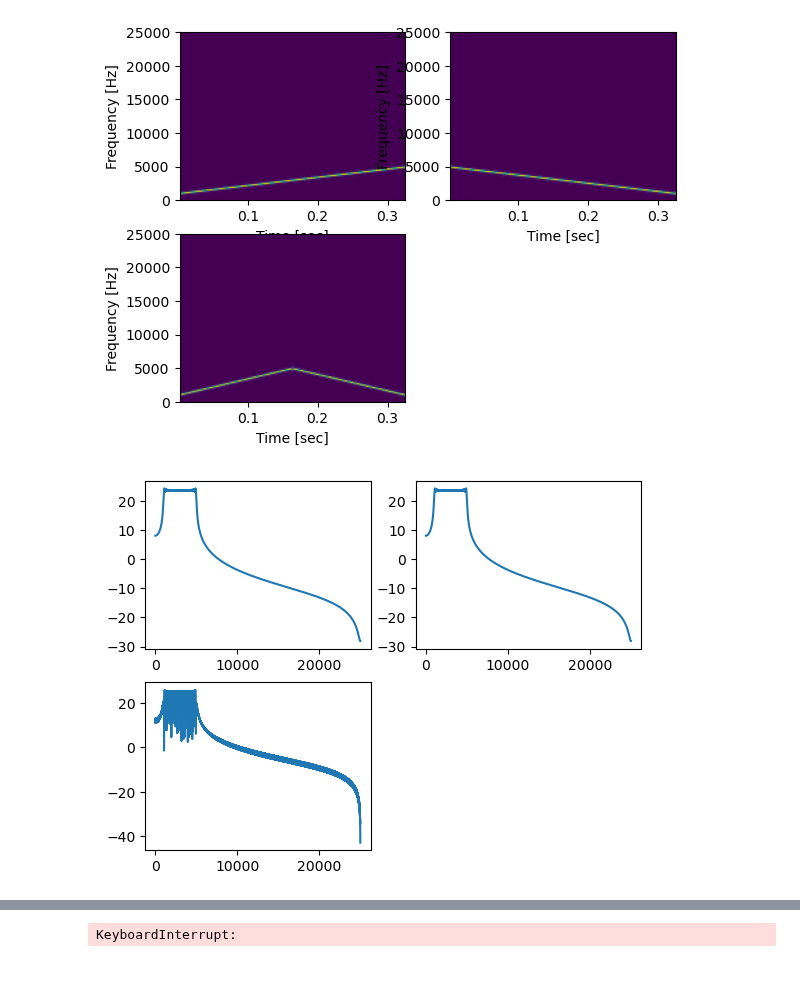
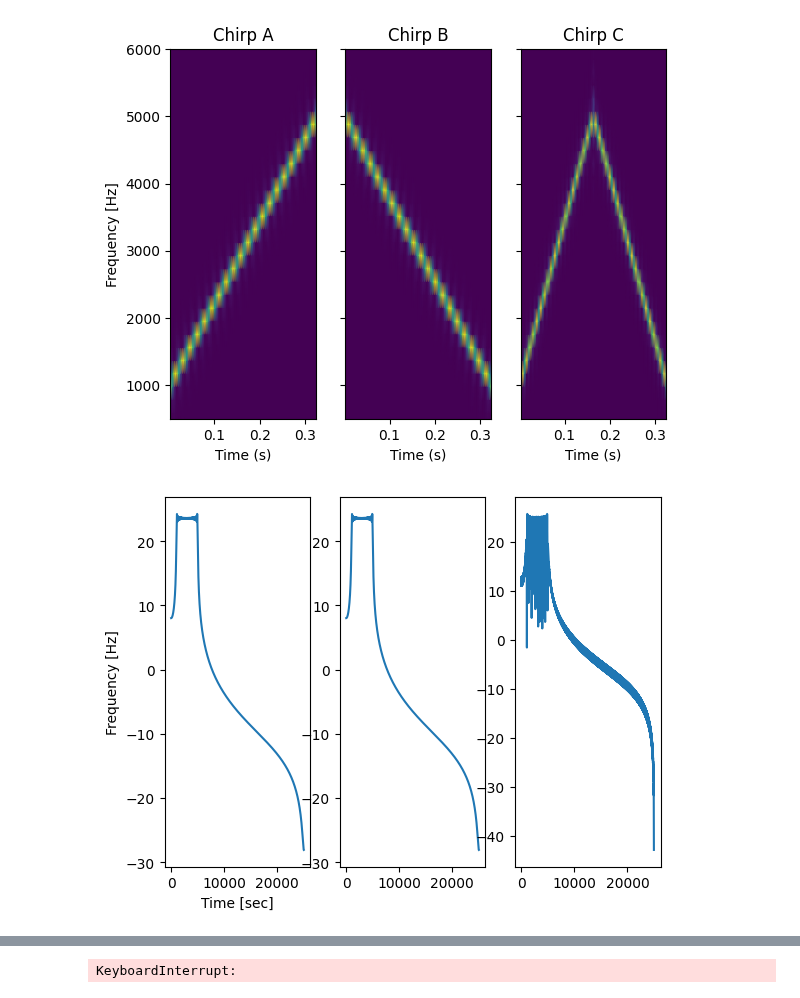
Before and after one commit to autocart-capstone/autocart, a Jupyter notebook: SourceCodes/sound_localization/misc/playground.ipynb, the cells around one changed output, grey strips where cells are left out. Saved outputs shown, nothing was run; the diff lists cells and outputs as text; code cells hidden in the pictures.

Commit message:
plotting

```diff
--- a/SourceCodes/sound_localization/misc/playground.ipynb
+++ b/SourceCodes/sound_localization/misc/playground.ipynb
@@ -73,43 +73,53 @@ filtered_noiseA = full
 filtered_noiseB = np.flip(full)
 filtered_noiseC = np.concatenate((half, np.flip(half)))
 #filtered_noiseD = np.concatenate((np.flip(half), half))
 #print(max(filtered_noiseA))
 
 def plot_spect(chirp):
   f, t, Sxx = scipy.signal.spectrogram(chirp, Fs)
   plt.pcolormesh(t, f, Sxx, shading='gouraud')
-  plt.ylabel('Frequency [Hz]')
-  plt.xlabel('Time [sec]')
+  plt.ylim([500, 6000])
 
 def plot_freq(chirp):
   # plot noise
   noise_fft = sp.fft.rfft(chirp)
   n = len(noise_fft)
   f = np.arange(n) * Fs / n / 2
   plt.plot(f, 10 * np.log10(np.abs(noise_fft)))
 
 plt.figure()
-plt.subplot(221)
+plt.subplot(131)
 plot_spect(filtered_noiseA)
-plt.subplot(222)
+plt.xlabel('Time (s)')
+plt.ylabel('Frequency [Hz]')
+plt.title("Chirp A")
+plt.subplot(132)
 plot_spect(filtered_noiseB)
-plt.subplot(223)
+plt.title("Chirp B")
+plt.xlabel('Time (s)')
+plt.tick_params("y", labelleft=False)
+plt.subplot(133)
 plot_spect(filtered_noiseC)
+plt.title("Chirp C")
+plt.xlabel('Time (s)')
+plt.tick_params("y", labelleft=False)
 
 filtered_noiseA = np.concatenate((filtered_noiseA, np.zeros(silence_length)))
 filtered_noiseB = np.concatenate((filtered_noiseB, np.zeros(silence_length)))
 filtered_noiseC = np.concatenate((filtered_noiseC, np.zeros(silence_length)))
 
 plt.figure()
-plt.subplot(221)
+plt.subplot(131)
 plot_freq(filtered_noiseA)
-plt.subplot(222)
+plt.ylabel('Frequency [Hz]')
+plt.xlabel('Time [sec]')
+plt.subplot(132)
 plot_freq(filtered_noiseB)
-plt.subplot(223)
+plt.subplot(133)
 plot_freq(filtered_noiseC)
 # %% [output]
-[figure, old version]
+[figure, new version]
-[figure, old version]
+[figure, new version]
 # %%
 np.save("filtered_noiseA.npy", filtered_noiseA)
 np.save("filtered_noiseB.npy", filtered_noiseB)
```
Also changed, not shown: parts of 5 cells of this notebook.
